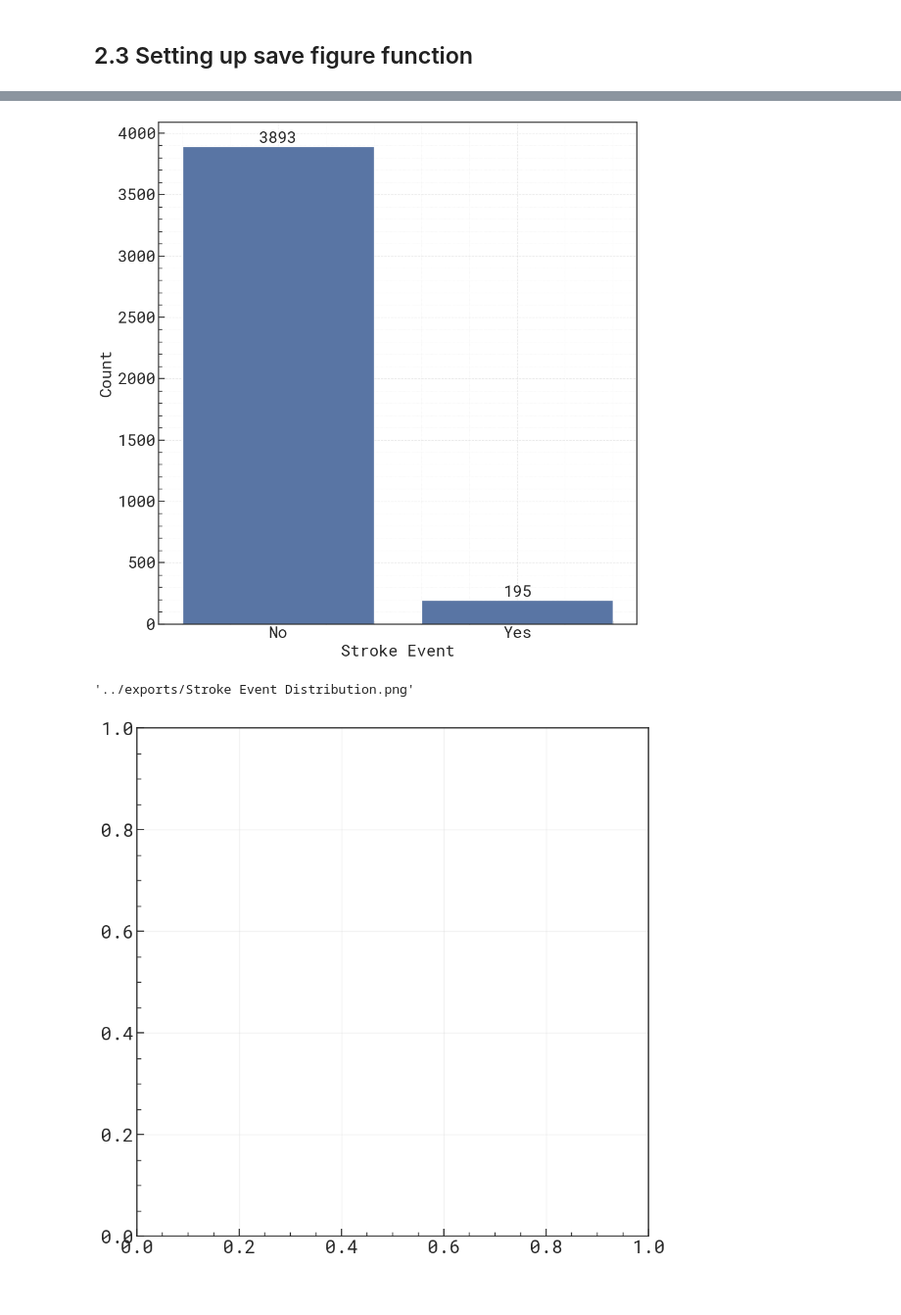
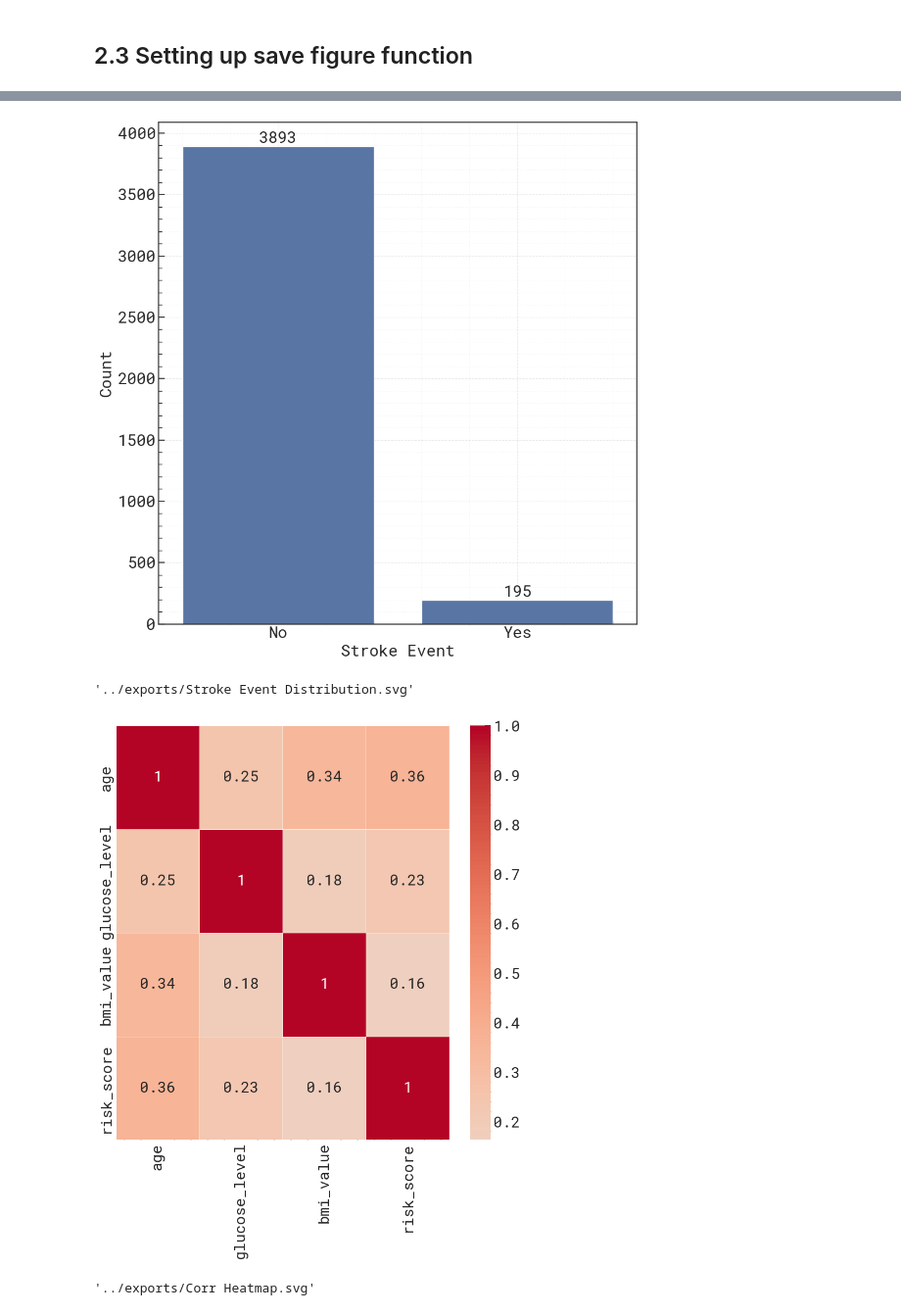
Before and after one commit to sukitha2001/dataExplore-2.0, a Jupyter notebook: notebooks/exploring.ipynb, the cells around one changed output, grey strips where cells are left out. Shown at 98% size. Drawn from its saved outputs; the diff is of its cells as text; code cells hidden in the pictures.

```diff
--- a/notebooks/exploring.ipynb
+++ b/notebooks/exploring.ipynb
@@ -193,7 +196,7 @@ def save_figure(
     y_label=None,
     other_label=None,
     save_path=None,
-    save_format="png",
+    save_format="svg",
     dpi=300,
     transparent=False,
     to_title=lambda s: str(s).title()
@@ -334,16 +339,33 @@ for container in ax.containers:
 plt.tight_layout()
 plt.show()
 
-# save_figure(
-#     fig,
-#     x_label = "Stroke Event",
-#     other_label="Distribution",
-#     save_path="../exports/"
-# )
+save_figure(
+    fig,
+    x_label = "Stroke Event",
+    other_label="Distribution",
+    save_path="../exports/"
+)
 # %% [output]
 [figure]
-'../exports/Stroke Event Distribution.png'
+'../exports/Stroke Event Distribution.svg'
 # %%
 fig, ax = plt.subplots(figsize=(10,10))
+
+corr_matrix = df[num_cols].corr()
+
+# Plot the heatmap, focusing on how everything correlates to 'stroke_event'
+sns.heatmap(corr_matrix, cmap='coolwarm', center=0,
+            annot=True, # Keep False to avoid cluttering a 20x20 grid
+            linewidths=0.5)
+plt.show()
+
+
+save_figure(
+    fig,
+    x_label = "Corr",
+    other_label="Heatmap",
+    save_path="../exports/"
+)
 # %% [output]
-[figure, old version]
+[figure, new version]
+'../exports/Corr Heatmap.svg'
```
Also changed, not shown: parts of 17 cells of this notebook, 43 other files.
